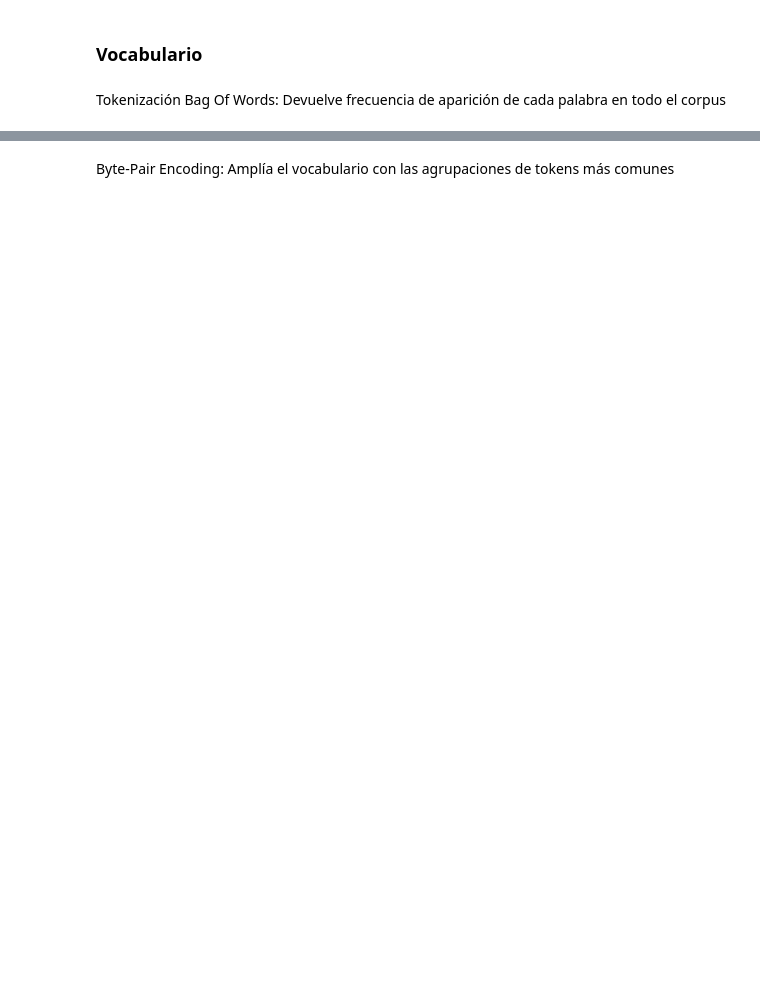
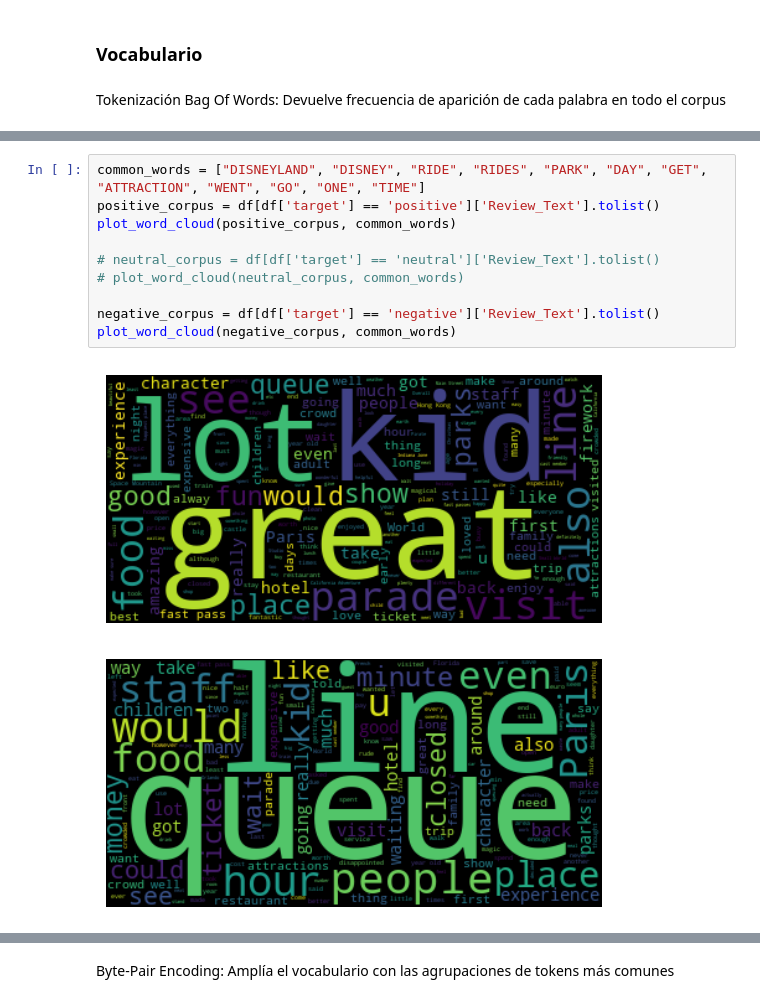
Before and after one commit to srosati/TP_NLP, a Jupyter notebook: main.ipynb, the cells around one changed output, grey strips where cells are left out. Drawn from its saved outputs; the diff is of its cells as text; blank space fills up the shorter version.

```diff
--- a/main.ipynb
+++ b/main.ipynb
@@ -85,0 +174,13 @@ plt.show()
+# %%
+common_words = ["DISNEYLAND", "DISNEY", "RIDE", "RIDES", "PARK", "DAY", "GET", "ATTRACTION", "WENT", "GO", "ONE", "TIME"]
+positive_corpus = df[df['target'] == 'positive']['Review_Text'].tolist()
+plot_word_cloud(positive_corpus, common_words)
+
+# neutral_corpus = df[df['target'] == 'neutral']['Review_Text'].tolist()
+# plot_word_cloud(neutral_corpus, common_words)
+
+negative_corpus = df[df['target'] == 'negative']['Review_Text'].tolist()
+plot_word_cloud(negative_corpus, common_words)
+# %% [output]
+[figure, added]
+[figure, added]
```
Also changed, not shown: parts of 28 cells of this notebook.
